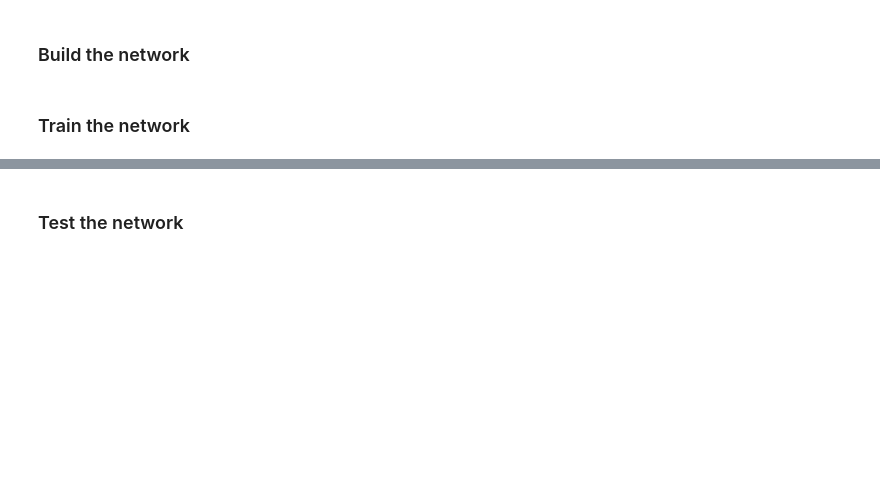
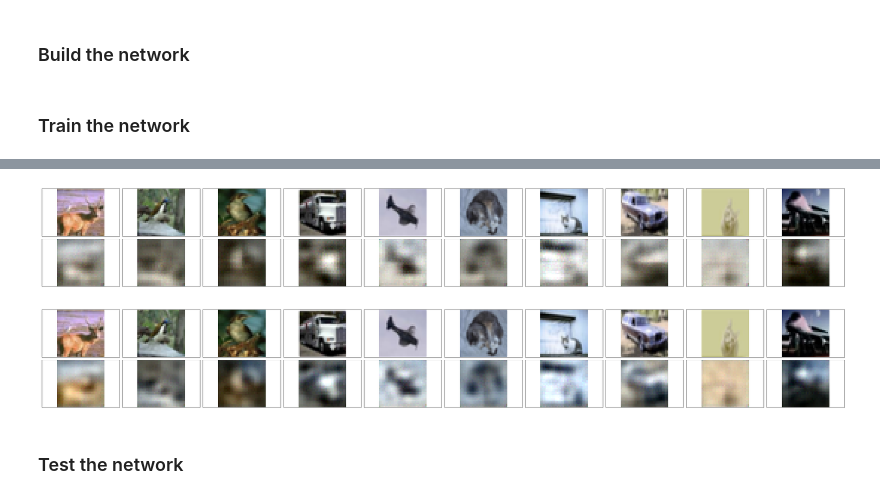
Before and after one commit to amirkeren/deep-learning-course, a Jupyter notebook: ex3/ex3.ipynb, the cells around one changed output, grey strips where cells are left out. Drawn from its saved outputs; the diff is of its cells as text; code cells hidden in the pictures; blank space fills up the shorter version.

```diff
--- a/ex3/ex3.ipynb
+++ b/ex3/ex3.ipynb
@@ -12,11 +12,11 @@ import matplotlib.pyplot as plt
 # %% [markdown]
 ### Hyperparameters
 # %%
-epochs = 100
+epochs = 20
 batch_size = 200
 n_batches = 5
 noise_factor = 35
-learning_rate = 0.001
+learning_rate = 0.01
 do_preprocess = False
 # %% [markdown]
 ### Prepare the dataset
@@ -114,7 +114,8 @@ for e in range(epochs):
         for features, noisy_features, _ in helper.load_preprocess_training_batch(batch_i, batch_size):
             batch_cost, _ = sess.run([cost, opt], feed_dict={inputs_: noisy_features, targets_: features})
     print("Epoch: {}/{}...".format(e + 1, epochs), "Training loss: {:.4f}".format(batch_cost))
-#     reconstructed = sess.run(y_pred, feed_dict={inputs_: valid_noisy.reshape((10, 32, 32, 3))})
-#     helper.show_images(valid_features, reconstructed)
+    reconstructed = sess.run(y_pred, feed_dict={inputs_: valid_noisy[:10].reshape((10, 32, 32, 3))})
+    reconstructed = np.clip(reconstructed, 0, 1)
+    helper.show_images(valid_features, reconstructed)
 # %% [output]
 Training...
@@ -122,3 +124,5 @@ Training...
+[figure, added]
+[figure, added]
 # %% [markdown]
 ### Test the network
 # %%
```
Also changed, not shown: parts of 2 cells of this notebook, 1 other file.
